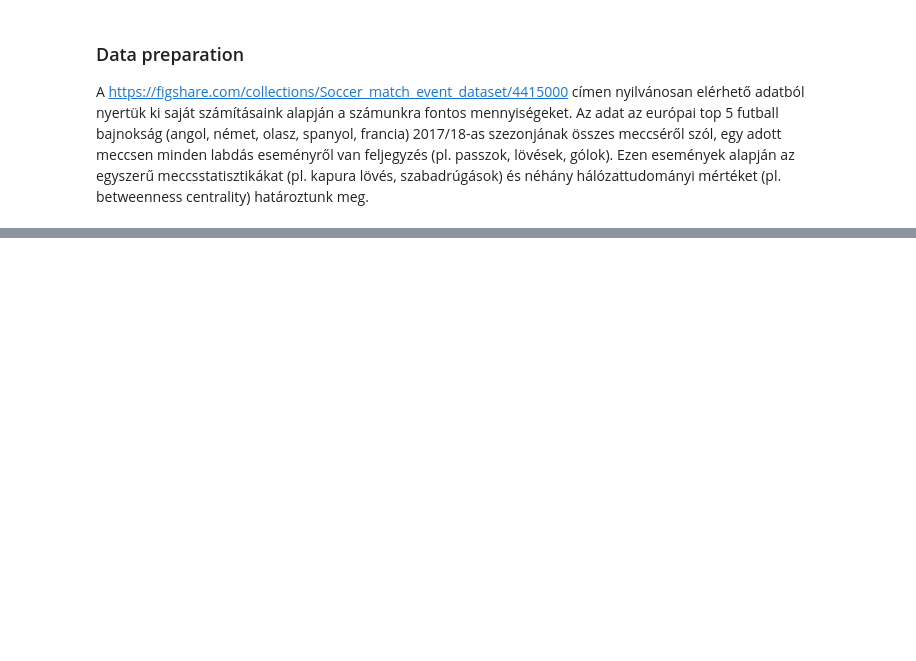
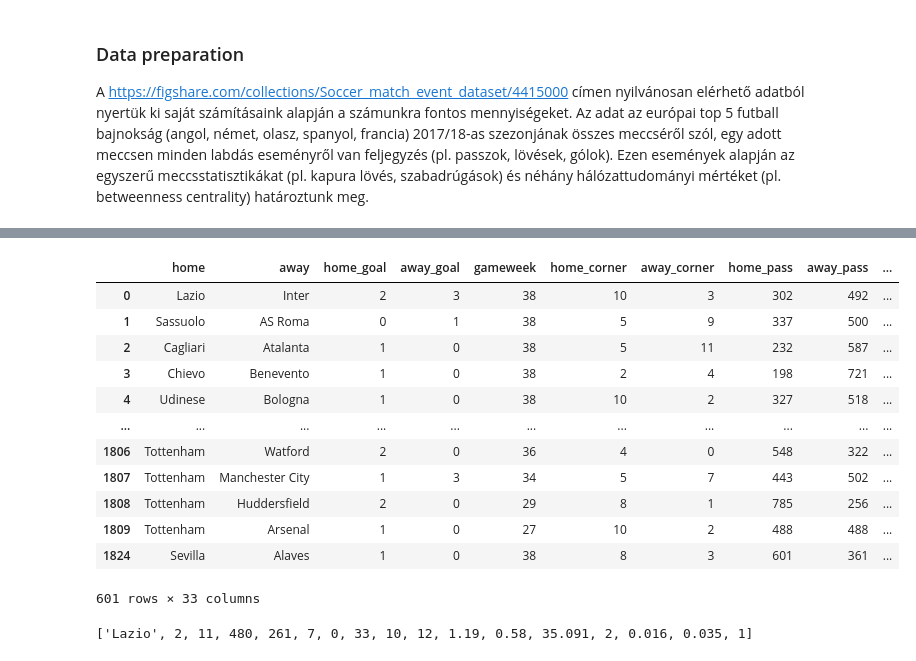
Before and after one commit to mebalint/hgt_m_csapat, a Jupyter notebook: hgt_football_project.ipynb, the cells around one changed output, grey strips where cells are left out. Cells and saved outputs as stored; diff of their text form; code cells hidden in the pictures; blank space fills up the shorter version.

```diff
--- a/hgt_football_project.ipynb
+++ b/hgt_football_project.ipynb
@@ -73,0 +108,16 @@ matches
+# %%
+test_df
+# %% [output]
+|  | home | away | home_goal | away_goal | gameweek | home_corner | away_corner | home_pass | away_pass | ... |
+| 0 | Lazio | Inter | 2 | 3 | 38 | 10 | 3 | 302 | 492 | ... |
+| 1 | Sassuolo | AS Roma | 0 | 1 | 38 | 5 | 9 | 337 | 500 | ... |
+| 2 | Cagliari | Atalanta | 1 | 0 | 38 | 5 | 11 | 232 | 587 | ... |
+| 3 | Chievo | Benevento | 1 | 0 | 38 | 2 | 4 | 198 | 721 | ... |
+| 4 | Udinese | Bologna | 1 | 0 | 38 | 10 | 2 | 327 | 518 | ... |
+| ... | ... | ... | ... | ... | ... | ... | ... | ... | ... | ... |
+| 1806 | Tottenham | Watford | 2 | 0 | 36 | 4 | 0 | 548 | 322 | ... |
+| 1807 | Tottenham | Manchester City | 1 | 3 | 34 | 5 | 7 | 443 | 502 | ... |
+| 1808 | Tottenham | Huddersfield | 2 | 0 | 29 | 8 | 1 | 785 | 256 | ... |
+| 1809 | Tottenham | Arsenal | 1 | 0 | 27 | 10 | 2 | 488 | 488 | ... |
+| 1824 | Sevilla | Alaves | 1 | 0 | 38 | 8 | 3 | 601 | 361 | ... |
+601 rows × 33 columns
@@ -73,0 +127,12 @@ matches
+# %%
+melted = []
+
+for _, row in train_df.iterrows():
+    home_team = [row[attr] for attr in home_attributes] + [1]
+    away_team = [row[attr] for attr in away_attributes] + [0]
+    melted.append(home_team)
+    melted.append(away_team)
+
+print(melted[0])
+# %% [output]
+['Lazio', 2, 11, 480, 261, 7, 0, 33, 10, 12, 1.19, 0.58, 35.091, 2, 0.016, 0.035, 1]
```
Also changed, not shown: parts of 11 cells of this notebook.
